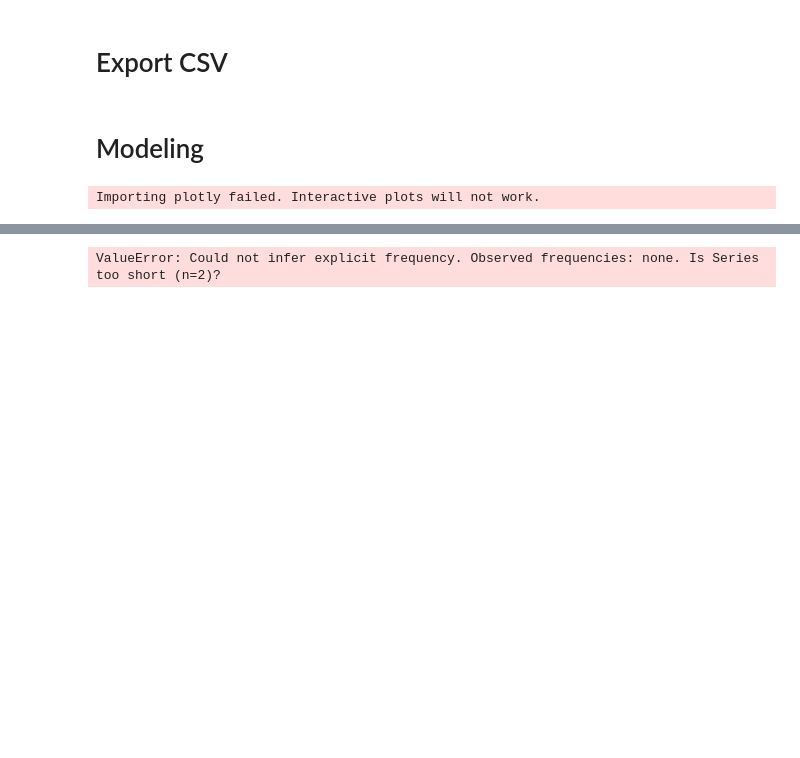
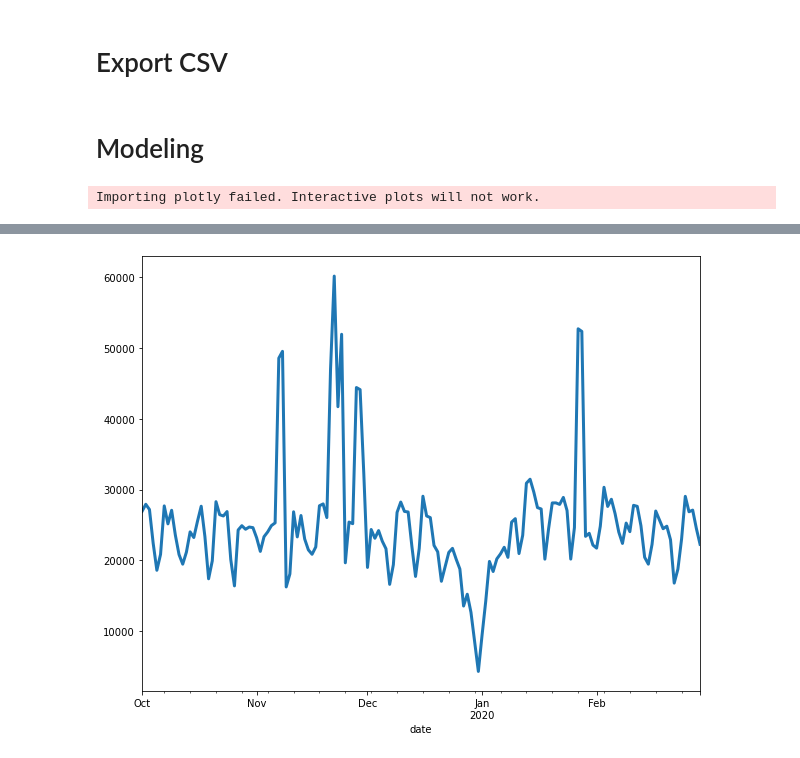
Before and after one commit to jerazo1744/JaquelinErazo-FinalCapstone, a Jupyter notebook: FinalCapstone.ipynb, the cells around one changed output, grey strips where cells are left out. Cells and saved outputs as stored; diff of their text form; code cells hidden in the pictures; blank space fills up the shorter version.

```diff
--- a/FinalCapstone.ipynb
+++ b/FinalCapstone.ipynb
@@ -514,2 +517,7 @@ import ipywidgets as widgets
 # %% [output]
 Importing plotly failed. Interactive plots will not work.
+# %%
+purchases = oct_2019_feb_2020.loc[oct_2019_feb_2020.event_type == 'purchase']
+# %%
+revenue_date = purchases.groupby('date')['price'].sum().reset_index()
+revenue_date
@@ -516,5 +538,6 @@ Importing plotly failed. Interactive plots will not work.
 # %%
-series = TimeSeries.from_dataframe(oct_2019_feb_2020, 'date', ['price'])
+series = TimeSeries.from_dataframe(revenue_date, 'date', ['price'])
+plt.figure(figsize=(10,8))
 series.plot(lw=3)
 # %% [output]
-ValueError: Could not infer explicit frequency. Observed frequencies: none. Is Series too short (n=2)?
+[figure, added]
```
Also changed, not shown: parts of 6 cells of this notebook.
